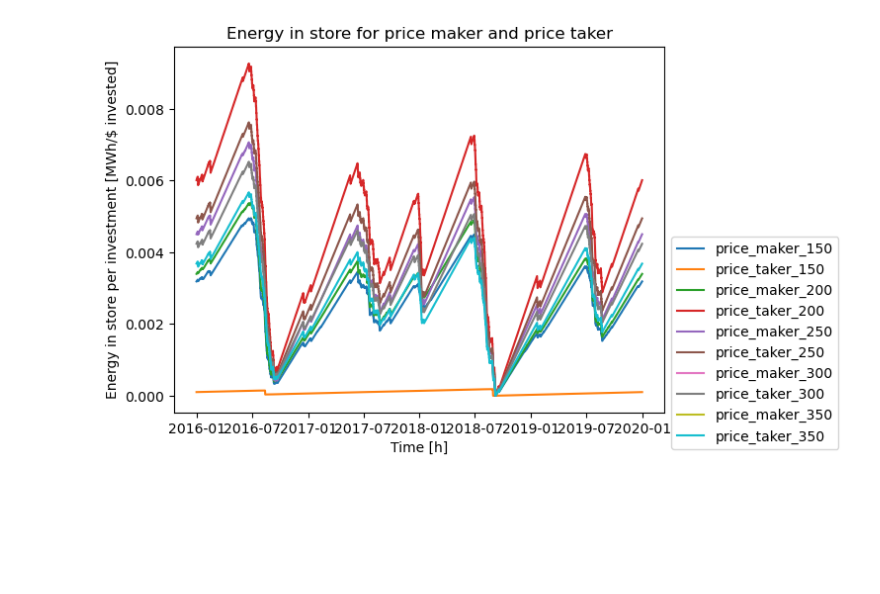
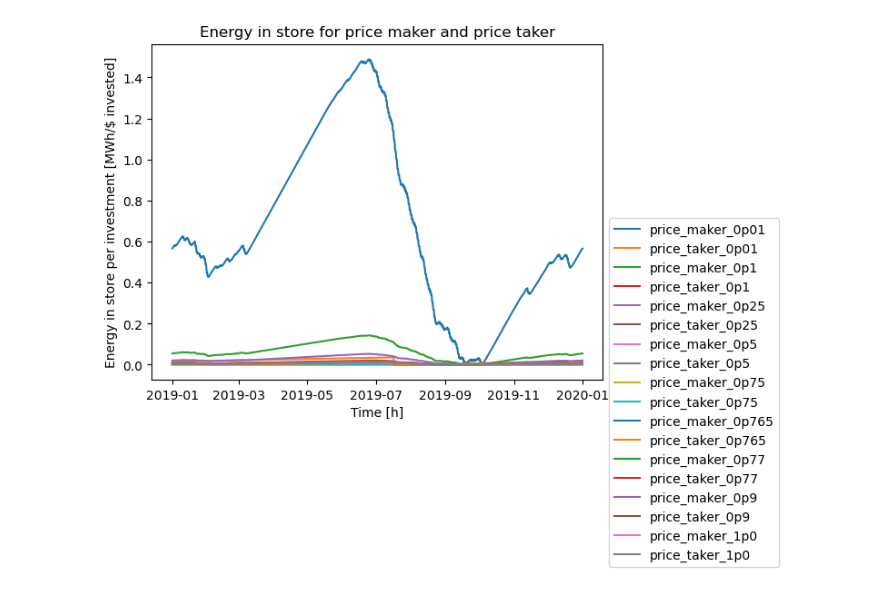
Before and after one commit to carnegie/clab_underground_th_storage, a Jupyter notebook: plot_price_taker.ipynb, the cells around one changed output. Drawn from its saved outputs; the diff is of its cells as text; code cells hidden in the pictures; blank space fills up the shorter version.

Commit message:
Paper figure ideas

```diff
--- a/plot_price_taker.ipynb
+++ b/plot_price_taker.ipynb
@@ -7,11 +7,11 @@ from matplotlib.patches import Patch
 # %%
 # Data paths
 case = ''
-data_path_taker = 'output_data/btes_base_case_orca_{0}price_taker/btes_output_price_taker_base_BTES_discharger_#COST.pickle'.format(case)
-data_path_maker = 'output_data/btes_base_case_orca{0}/btes_output_BTES_discharger_#COST.pickle'.format(case)
+data_path_taker = 'output_data/btes_base_case_orca_{0}price_taker/btes_output_price_taker_base_BTES_costsx#COST.pickle'.format(case)
+data_path_maker = 'output_data/btes_base_case_orca{0}/btes_output_BTES_costsx#COST.pickle'.format(case)
 
 # Prices to scan
-prices = ['150','200','250','300','350']
+prices = ['0p01', '0p1', '0p25','0p5', '0p75', '0p765', '0p77', '0p9','1p0']
 
 # Colors
 colors = {'price_taker': '#DE3163', 'price_maker': '#00008B'}
@@ -104,6 +106,8 @@ def plot_curve_maker_taker(var, run, xlabel, ylabel, title=None):
     by_label = dict(zip(labels, handles))
     plt.legend(by_label.values(), by_label.keys(), bbox_to_anchor=(1, 0.5))
     # Save figure
+    if not os.path.exists('figures'):
+        os.makedirs('figures')
     plt.savefig('figures/btes_{0}.png'.format(title.replace(' ','_').replace(',','').lower()), bbox_inches='tight')
 # %%
 # Collect results
@@ -117,33 +121,33 @@ for price in prices:
     for run in ['maker', 'taker']:
         case_res, comp_res, time_res, btes_cost = read_output_file(data_path_maker.replace('#COST', str(price)) if run == 'maker' else data_path_taker.replace('#COST', str(price)))
 
         # Calculate revenue per investment
         btes_investment = get_btes_investment(comp_res)
         if run =='maker':
-            no_btes_file = 'output_data/btes_base_case_orca_no_BTES/btes_output_no_BTES.pickle'
+            no_btes_file = 'output_data/btes_base_case_orca_no_btes/btes_output_no_btes.pickle'
             cost_no_btes = read_output_file(no_btes_file)[0]['objective [$]'].values[-1]
             cost = case_res['objective [$]'].values[-1] - cost_no_btes
         else:
             cost = case_res['objective [$]'].values[-1]
         cost = (-1) * cost / btes_investment
         rev_per_inv['price_maker' if run == 'maker' else 'price_taker'].append(cost)
 
         # Calculate duration
         granite = comp_res[comp_res.index == ('Store', 'granite')]
         discharger = comp_res[comp_res.index == ('Link', 'BTES_discharger')]
         charger = comp_res[comp_res.index == ('Link', 'BTES_charger')]
 
         granite_opt_cap = granite['Optimal Capacity [MW]'].values[0]
         discharger_opt_cap = discharger['Optimal Capacity [MW]'].values[0]
         dur = granite_opt_cap / discharger_opt_cap
 
         duration['price_maker' if run == 'maker' else 'price_taker'].append(dur)
 
         # Get investment
         inv['price_maker' if run == 'maker' else 'price_taker'].append([discharger['Capital Expenditure [$]'].values[0], charger['Capital Expenditure [$]'].values[0], granite['Capital Expenditure [$]'].values[0]])
 
         # Get energy in store
         plot_curve_maker_taker(time_res['granite e']/btes_investment, ('price_maker' if run == 'maker' else 'price_taker')+'_'+price, 'Time [h]', 'Energy in store per investment [MWh/$ invested]', 'Energy in store for price maker and price taker')
 # %% [output]
-[figure, old version]
+[figure, new version]
 # %%
```
Also changed, not shown: parts of 2 cells of this notebook, 13 other files.
